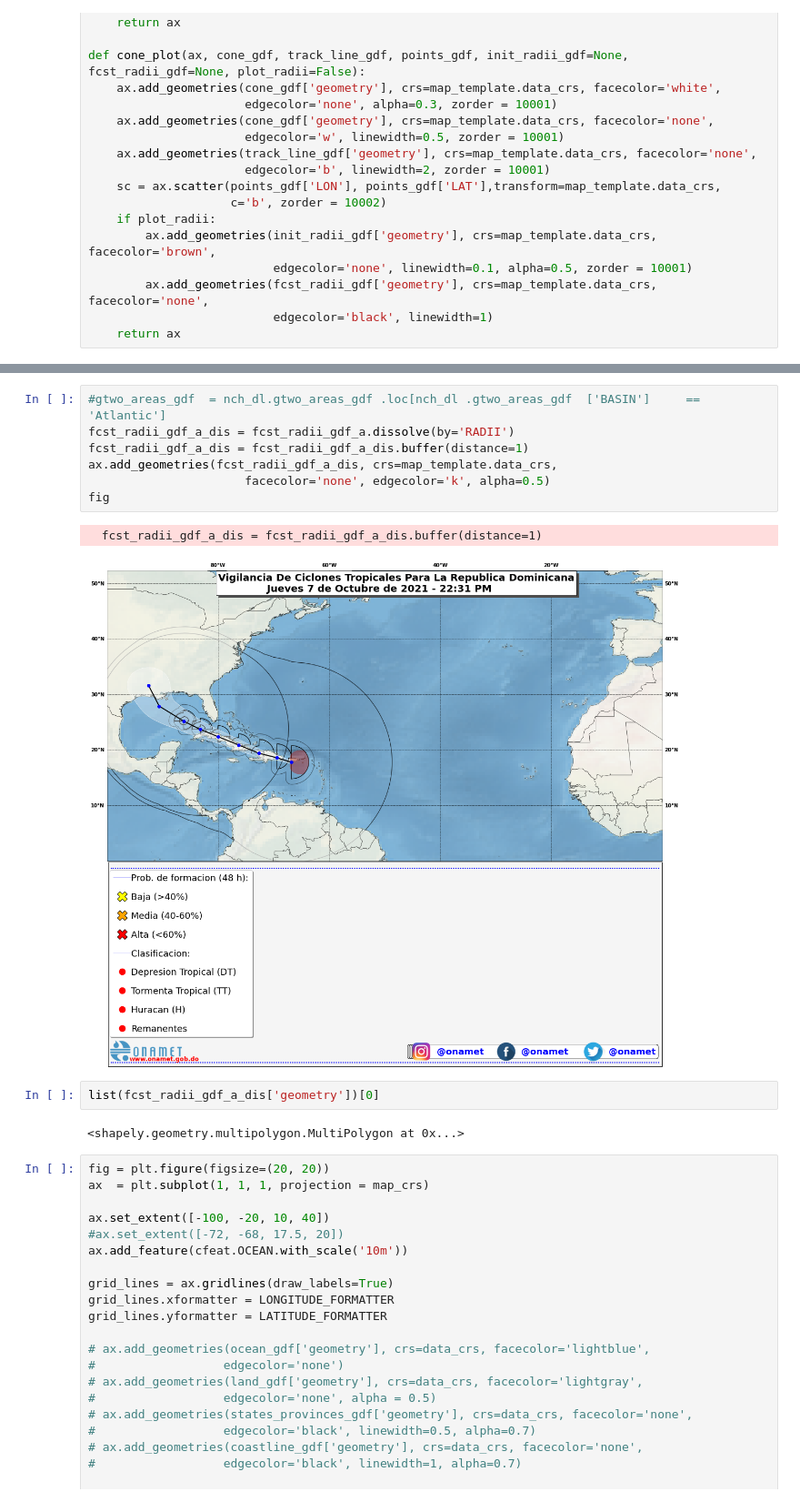
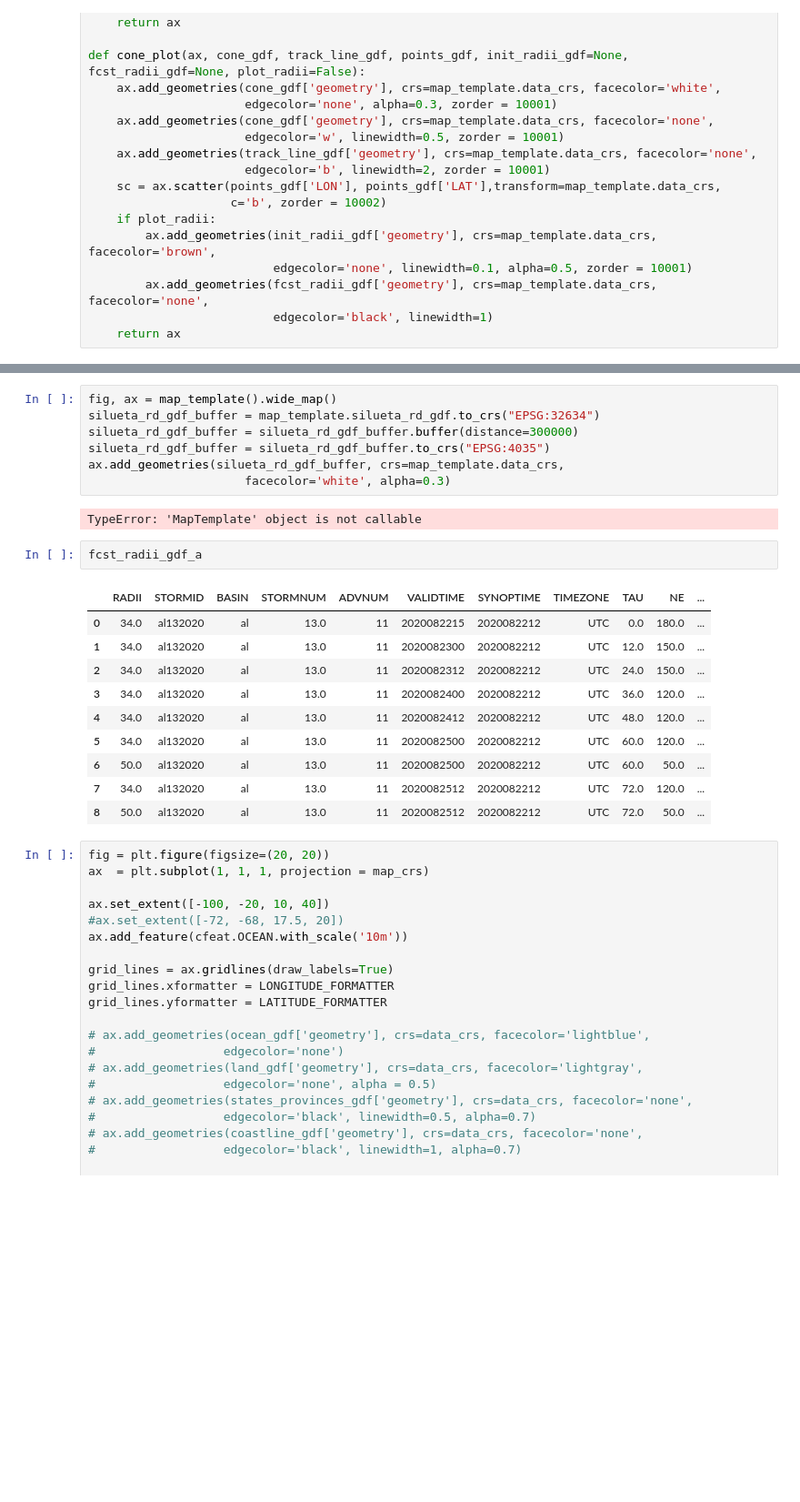
Before and after one commit to jmedinah09/UnidataProjects, a Jupyter notebook: tropical_cyclone_plot_project/Tropical_Cyclone_Plot_Project_latest_file.ipynb, the cells around one changed output, grey strips where cells are left out. Shown at 91% size. Saved outputs shown, nothing was run; the diff lists cells and outputs as text; blank space fills up the shorter version.

```diff
--- a/tropical_cyclone_plot_project/Tropical_Cyclone_Plot_Project_latest_file.ipynb
+++ b/tropical_cyclone_plot_project/Tropical_Cyclone_Plot_Project_latest_file.ipynb
@@ -281,17 +293,25 @@ ax.add_geometries(fcst_radii_gdf_a_dis, crs=map_template.data_crs,
-# %%
-#gtwo_areas_gdf  = nch_dl.gtwo_areas_gdf .loc[nch_dl .gtwo_areas_gdf  ['BASIN']     == 'Atlantic']
-fcst_radii_gdf_a_dis = fcst_radii_gdf_a.dissolve(by='RADII')
-fcst_radii_gdf_a_dis = fcst_radii_gdf_a_dis.buffer(distance=1)
-ax.add_geometries(fcst_radii_gdf_a_dis, crs=map_template.data_crs,
-                      facecolor='none', edgecolor='k', alpha=0.5)
-fig
-# %% [output]
-  fcst_radii_gdf_a_dis = fcst_radii_gdf_a_dis.buffer(distance=1)
-[figure, removed]
 # %%
-list(fcst_radii_gdf_a_dis['geometry'])[0]
+fig, ax = map_template().wide_map()
+silueta_rd_gdf_buffer = map_template.silueta_rd_gdf.to_crs("EPSG:32634")
+silueta_rd_gdf_buffer = silueta_rd_gdf_buffer.buffer(distance=300000)
+silueta_rd_gdf_buffer = silueta_rd_gdf_buffer.to_crs("EPSG:4035")
+ax.add_geometries(silueta_rd_gdf_buffer, crs=map_template.data_crs,
+                      facecolor='white', alpha=0.3)
 # %% [output]
-<shapely.geometry.multipolygon.MultiPolygon at 0x...>
+TypeError: 'MapTemplate' object is not callable
+# %%
+fcst_radii_gdf_a
+# %% [output]
+|  | RADII | STORMID | BASIN | STORMNUM | ADVNUM | VALIDTIME | SYNOPTIME | TIMEZONE | TAU | NE | ... |
+| 0 | 34.0 | al132020 | al | 13.0 | 11 | 2020082215 | 2020082212 | UTC | 0.0 | 180.0 | ... |
+| 1 | 34.0 | al132020 | al | 13.0 | 11 | 2020082300 | 2020082212 | UTC | 12.0 | 150.0 | ... |
+| 2 | 34.0 | al132020 | al | 13.0 | 11 | 2020082312 | 2020082212 | UTC | 24.0 | 150.0 | ... |
+| 3 | 34.0 | al132020 | al | 13.0 | 11 | 2020082400 | 2020082212 | UTC | 36.0 | 120.0 | ... |
+| 4 | 34.0 | al132020 | al | 13.0 | 11 | 2020082412 | 2020082212 | UTC | 48.0 | 120.0 | ... |
+| 5 | 34.0 | al132020 | al | 13.0 | 11 | 2020082500 | 2020082212 | UTC | 60.0 | 120.0 | ... |
+| 6 | 50.0 | al132020 | al | 13.0 | 11 | 2020082500 | 2020082212 | UTC | 60.0 | 50.0 | ... |
+| 7 | 34.0 | al132020 | al | 13.0 | 11 | 2020082512 | 2020082212 | UTC | 72.0 | 120.0 | ... |
+| 8 | 50.0 | al132020 | al | 13.0 | 11 | 2020082512 | 2020082212 | UTC | 72.0 | 50.0 | ... |
 # %%
 fig = plt.figure(figsize=(20, 20))
 ax  = plt.subplot(1, 1, 1, projection = map_crs)
```
Also changed, not shown: parts of 3 cells of this notebook, 1 other file.
